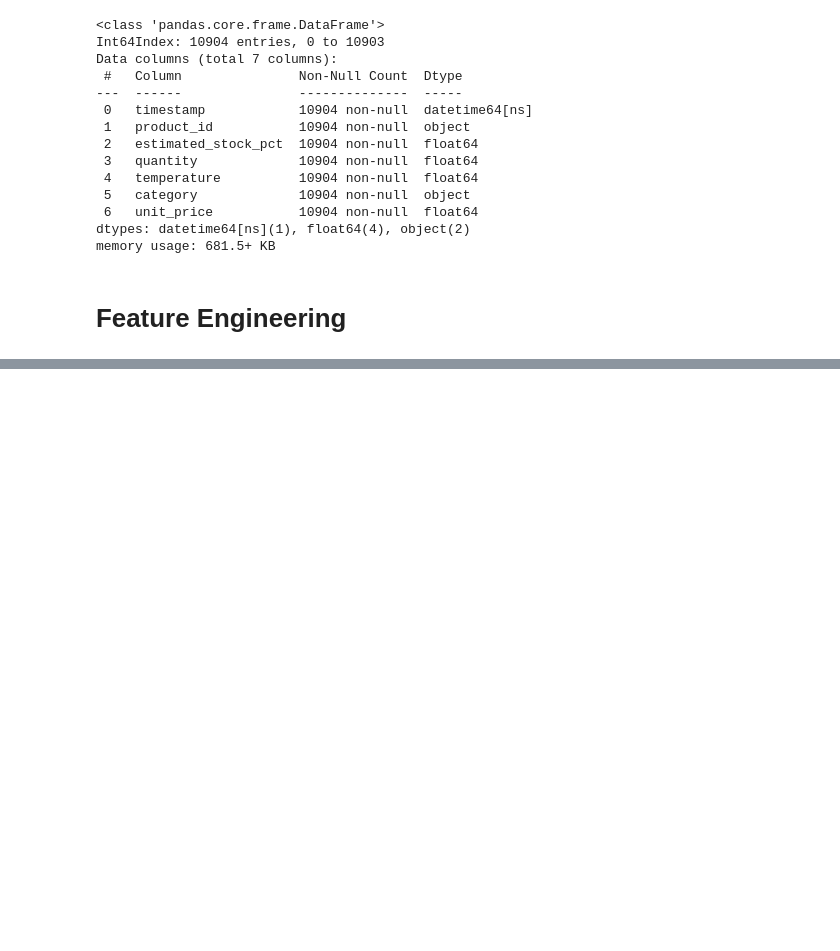
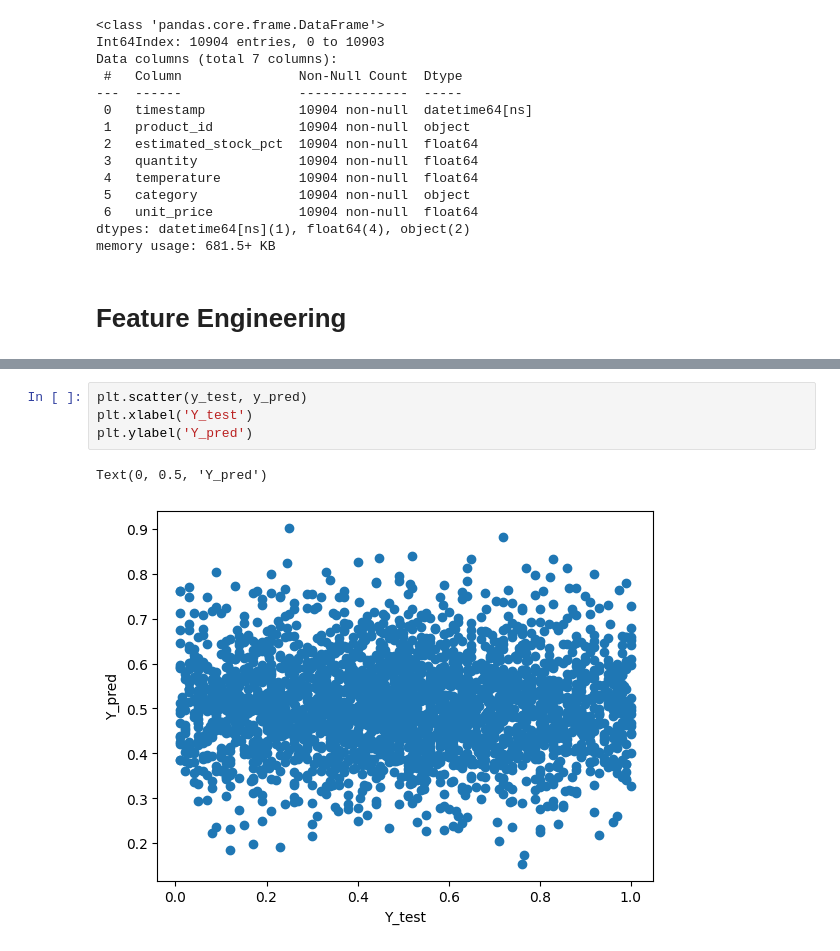
Before and after one commit to sujataprasad01/Cognizant-AI-Program-Project2, a Jupyter notebook: Model_Building&Interpretation.ipynb, the cells around one changed output, grey strips where cells are left out. Drawn from its saved outputs; the diff is of its cells as text; blank space fills up the shorter version.

```diff
--- a/Model_Building&Interpretation.ipynb
+++ b/Model_Building&Interpretation.ipynb
@@ -417,0 +629,7 @@ memory usage: 681.5+ KB
+# %%
+plt.scatter(y_test, y_pred)
+plt.xlabel('Y_test')
+plt.ylabel('Y_pred')
+# %% [output]
+Text(0, 0.5, 'Y_pred')
+[figure, added]
```
Also changed, not shown: parts of 44 cells of this notebook.
